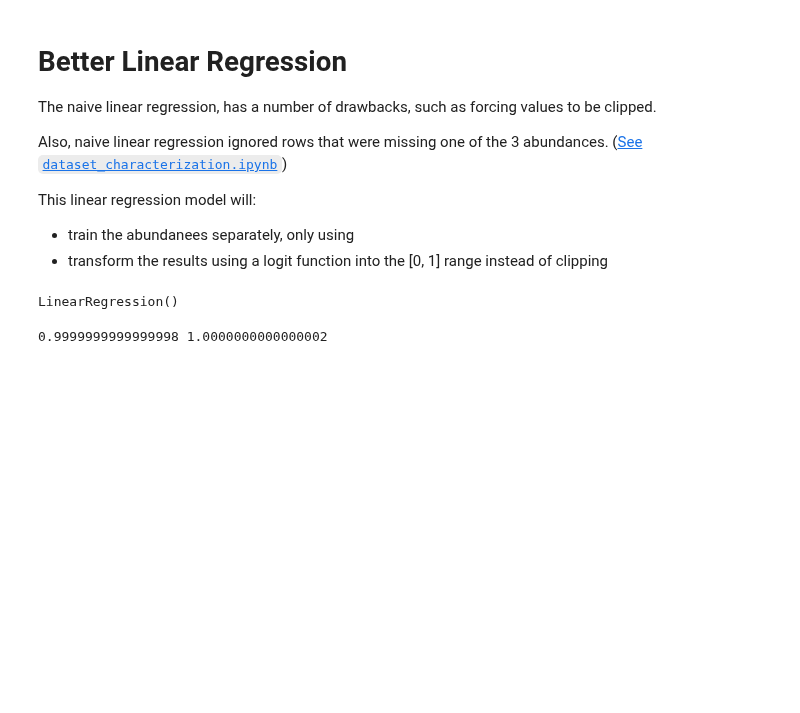
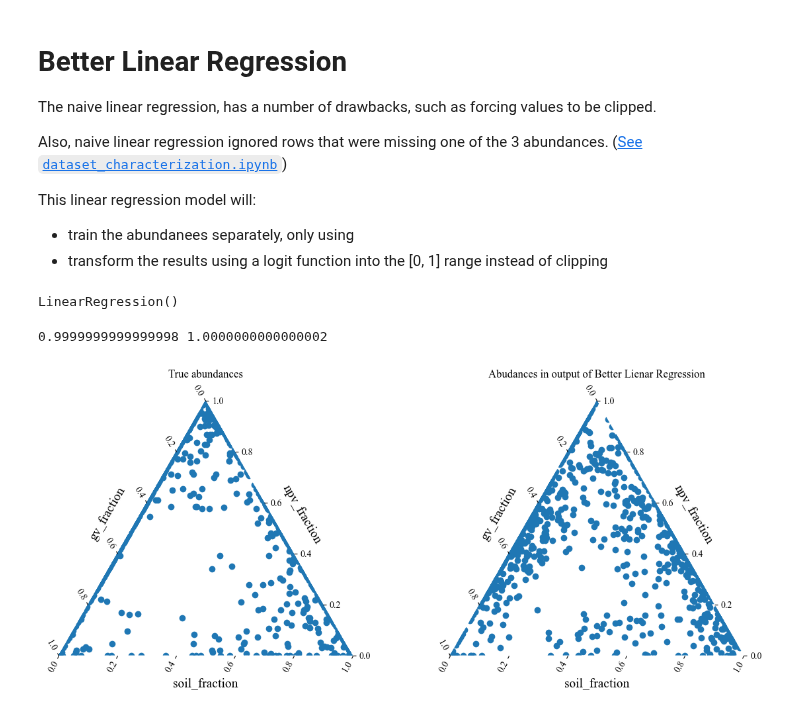
Before and after one commit to utat-ss/FINCH-Science_Unmixing, a Jupyter notebook: runs/unmixing/linear_regression.ipynb, the cells around one changed output. Saved outputs shown, nothing was run; the diff lists cells and outputs as text; code cells hidden in the pictures; blank space fills up the shorter version.

```diff
--- a/runs/unmixing/linear_regression.ipynb
+++ b/runs/unmixing/linear_regression.ipynb
@@ -155,6 +180,10 @@ ab_clipnormed_predictions = np.array([prediction_buffer[i]/s for i, s in enumera
 print(ab_clipnormed_predictions.sum(axis=1).min(), ab_clipnormed_predictions.sum(axis=1).max())
 # %% [output]
 0.9999999999999998 1.0000000000000002
+# %%
+helper_functions.ternary_abundances(y_test, ab_clipped_predictions, model_name="Better Lienar Regression")
+# %% [output]
+[figure, added]
 # %%
 helper_functions.plot_preds(
     ab_true=y_test.to_numpy(),
```
Also changed, not shown: parts of 11 cells of this notebook, 5 other files.
